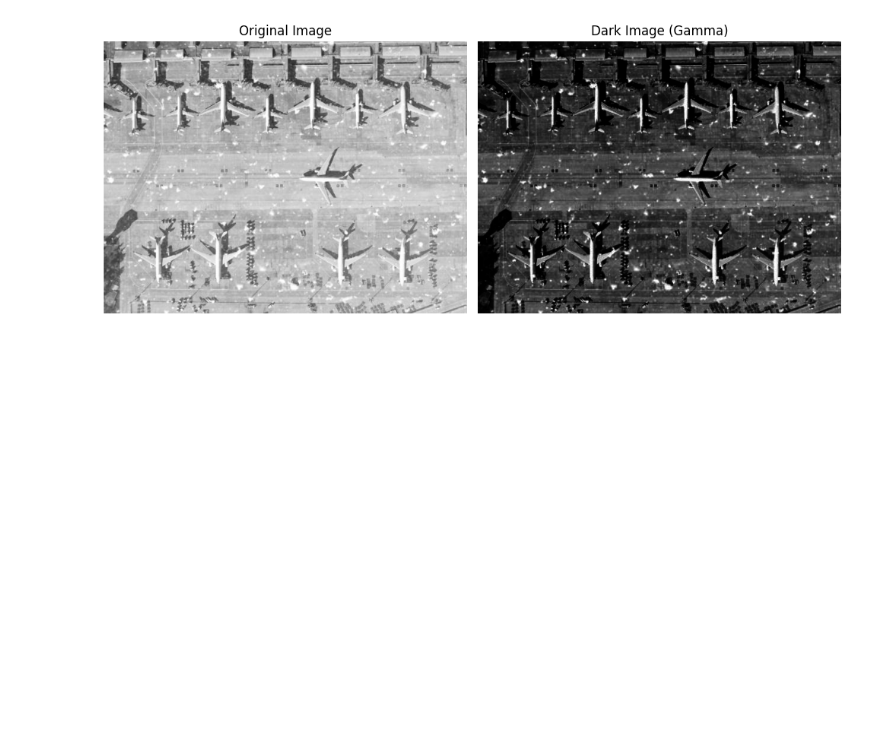
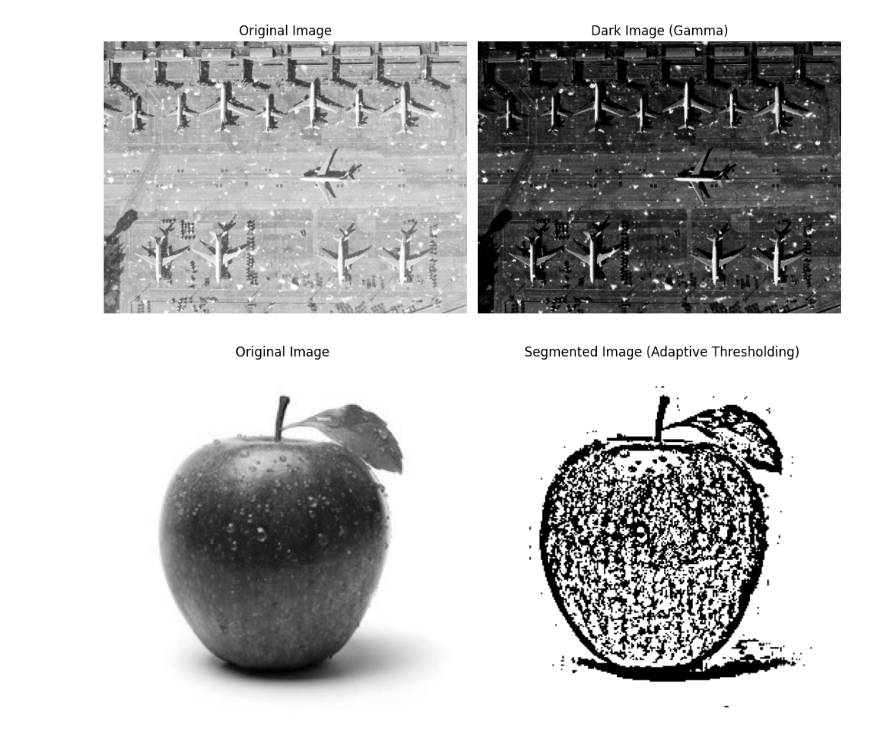
Before and after one commit to Nurulislamopu/DIP_Lab_Task_2019331530, a Jupyter notebook: Copy_of_DIP_lab_exam_sec[19_20].ipynb, the cells around one changed output. Cells and saved outputs as stored; diff of their text form; code cells hidden in the pictures; blank space fills up the shorter version.

Commit message:
Task 05 Completed

```diff
--- a/Copy_of_DIP_lab_exam_sec[19_20].ipynb
+++ b/Copy_of_DIP_lab_exam_sec[19_20].ipynb
@@ -165,3 +165,44 @@ plt.tight_layout()
 plt.show()
 # %% [output]
 [figure]
+# %%
+# Task 05
+
+import cv2
+import numpy as np
+import matplotlib.pyplot as plt
+
+img5 = cv2.imread('/content/drive/MyDrive/DIP_Lab_task_05.jpg', 0)
+
+block_size = 11
+C = 2
+
+rows, cols = img5.shape
+padded_img = np.pad(img5, block_size // 2, mode='constant', constant_values=0)
+adaptive_img = np.zeros_like(img5)
+
+for i in range(rows):
+    for j in range(cols):
+        roi = padded_img[i:i + block_size, j:j + block_size]
+
+        local_threshold = np.mean(roi) - C
+
+        if img5[i, j] > local_threshold:
+            adaptive_img[i, j] = 255
+        else:
+            adaptive_img[i, j] = 0
+
+fig, axes = plt.subplots(1, 2, figsize=(10, 5))
+
+axes[0].imshow(img5, cmap='gray')
+axes[0].axis('off')
+axes[0].set_title('Original Image')
+
+axes[1].imshow(adaptive_img, cmap='gray')
+axes[1].axis('off')
+axes[1].set_title('Segmented Image (Adaptive Thresholding)')
+
+plt.tight_layout()
+plt.show()
+# %% [output]
+[figure, added]
```
